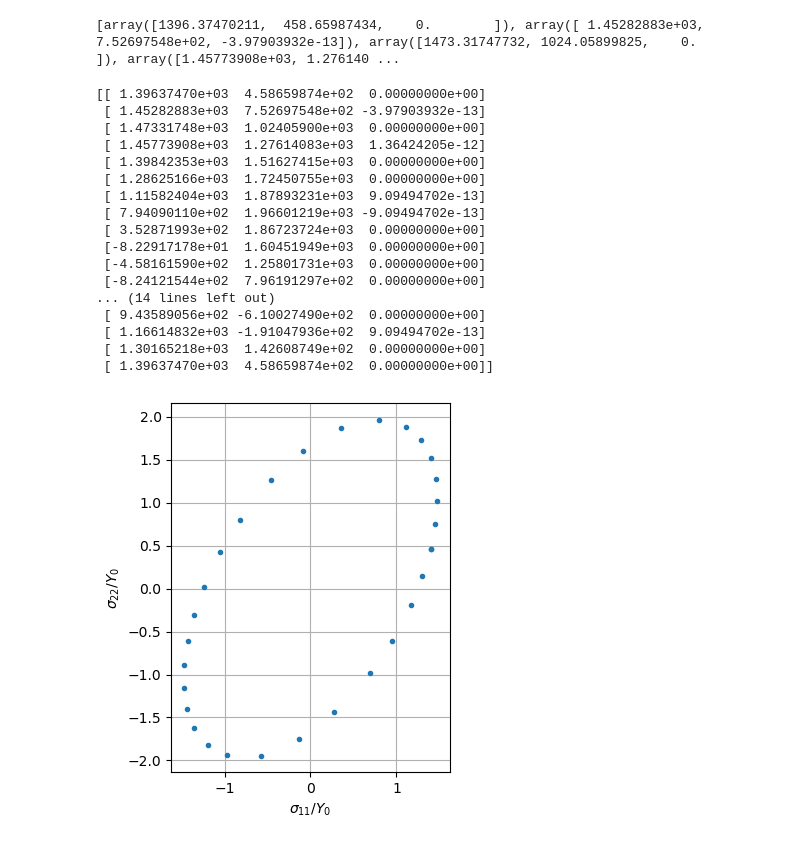
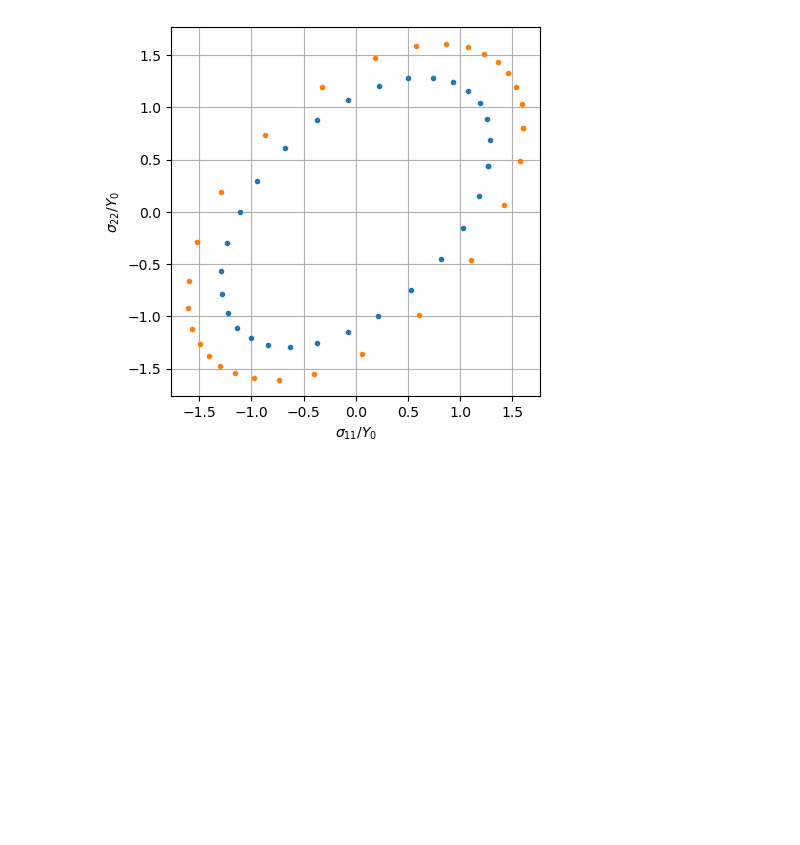
Before and after one commit to brianphung/matmodlab2, a Jupyter notebook: notebooks/yield_surface_STGPSR.ipynb, the cells around one changed output. Cells and saved outputs as stored; diff of their text form; code cells hidden in the pictures; blank space fills up the shorter version.

```diff
--- a/notebooks/yield_surface_STGPSR.ipynb
+++ b/notebooks/yield_surface_STGPSR.ipynb
@@ -31,8 +32,11 @@ def run_vm(B_in, load_dir, load_mags, frames=100):
 
     return  mps1.df[['S.XX', 'S.YY', 'S.ZZ', 'S.YZ', 'S.XZ', 'S.XY']], mps1
 
-def get_yield_point_princ(df):
-    y = df[df.EQPS > 1e-6].iloc[0]
+def get_yield_point_princ(df, eqps=None):
+    if eqps is None:
+        y = df[df.EQPS > 1e-6].iloc[0]
+    else:
+        y = df[df.EQPS > eqps].iloc[0]
     # Build a stress tensor
     s11 = y['S.XX']
     s22 = y['S.YY']
@@ -41,16 +45,7 @@ def get_yield_point_princ(df):
     s23 = y['S.YZ']
     s12 = y['S.XY']
     stress_yield = np.array( [ [ s11, s12, s13], [ s12, s22, s23 ], [ s13, s23, s33 ] ] )
-    # stress_dev = stress_yield - 1./3.*np.trace(stress_yield)*np.eye(3)
-    # I1 = np.trace(stress_yield)
-    # J2 = 1/2*np.tensordot(stress_dev, stress_dev)
-    # J3 = np.einsum('ij,jk,ki', stress_dev, stress_dev, stress_dev)/3.
-    # r = np.sqrt(2.*J2)
-    # theta_s = np.arcsin( J3/2. * (3./J2)**(3./2.) )/3.
-    # z = I1/np.sqrt(3)
-    # eigval = np.linalg.eigvals(stress_yield)
 
-    #print('dev', 'yield', stress_dev, stress_yield)
     return np.array([s11, s22, s33])
 
 def draw_principal_axes(ax, length_of_axes=2.5, scale=100):
@@ -105,14 +100,20 @@ for deg in np.linspace(0,2*np.pi,30):
     angle_pairs.append([x,y])
 #print(angle_pairs)
 pstress = []
+phardstress = []
 for angs in angle_pairs:
     #B = array([ [ 1, 0, 0], [0, 1, 0 ], [ 0, 0, 1 ] ])
-    B = array( [ [ -0.225, 0.39, 0.23], [-0.093, 0.41, 0.075], [ -0.258, 0.512, 0.139] ])*5.298
+    #B = array( [ [ -0.225, 0.39, 0.23], [-0.093, 0.41, 0.075], [ -0.258, 0.512, 0.139] ])*5.298
+    def B(eqps):
+        B_in = 1/(1+500*eqps)*array([ [ .9, 0, 0], [0, .9, 0 ], [ 0, 0, .9 ] ])
+        return B_in
     stress, mps = run_model(B, 'EESSSS', (angs[0], angs[1], 0, 0 ,0,0))
     #print(stress)
     #mps.plot('E.XX', 'S.XX')
     prin_stress = get_yield_point_princ(stress)
     pstress.append(prin_stress)
+    prin_stress_hard = get_yield_point_princ(stress, eqps=2.631578947368420907e-02)
+    phardstress.append(prin_stress_hard)
 # for angs in angle_pairs:
 #     B = array([ [ 1, 0, 0], [0, 1, 0 ], [ 0, 0, 1 ] ])
 #     stress, mps = run_model(B, 'SSSSSS', (0, angs[0], 0, 0,angs[1],0))
@@ -128,9 +129,7 @@ for angs in angle_pairs:
 #     prin_stress = get_yield_point_princ(stress)
 #     pstress.append(prin_stress)
 
-print(pstress)
+#print(pstress)
-# %% [output]
-[array([1396.37470211,  458.65987434,    0.        ]), array([ 1.45282883e+03,  7.52697548e+02, -3.97903932e-13]), array([1473.31747732, 1024.05899825,    0.        ]), array([1.45773908e+03, 1.276140 ...
 # %%
 rot = np.array([[-0.78867513,  0.21132487,  0.57735027],
        [ 0.21132487, -0.78867513,  0.57735027],
@@ -144,29 +143,13 @@ for eh in pstress:
     s2.append(vec[1])
 # %%
 pstress = np.array(pstress)
-print(pstress)
+phardstress = np.array(phardstress)
 plt.plot(pstress[:,0]/1e3, pstress[:,1]/1e3, '.')
+plt.plot(phardstress[:,0]/1e3, phardstress[:,1]/1e3, '.')
 plt.xlabel('$\sigma_{11}/Y_0$')
 plt.ylabel('$\sigma_{22}/Y_0$')
 plt.grid()
 ax = plt.gca()
 ax.set_aspect('equal', adjustable='box')
 # %% [output]
-[[ 1.39637470e+03  4.58659874e+02  0.00000000e+00]
- [ 1.45282883e+03  7.52697548e+02 -3.97903932e-13]
- [ 1.47331748e+03  1.02405900e+03  0.00000000e+00]
- [ 1.45773908e+03  1.27614083e+03  1.36424205e-12]
- [ 1.39842353e+03  1.51627415e+03  0.00000000e+00]
- [ 1.28625166e+03  1.72450755e+03  0.00000000e+00]
- [ 1.11582404e+03  1.87893231e+03  9.09494702e-13]
- [ 7.94090110e+02  1.96601219e+03 -9.09494702e-13]
- [ 3.52871993e+02  1.86723724e+03  0.00000000e+00]
- [-8.22917178e+01  1.60451949e+03  0.00000000e+00]
- [-4.58161590e+02  1.25801731e+03  0.00000000e+00]
- [-8.24121544e+02  7.96191297e+02  0.00000000e+00]
-... (14 lines left out)
- [ 9.43589056e+02 -6.10027490e+02  0.00000000e+00]
- [ 1.16614832e+03 -1.91047936e+02  9.09494702e-13]
- [ 1.30165218e+03  1.42608749e+02  0.00000000e+00]
- [ 1.39637470e+03  4.58659874e+02  0.00000000e+00]]
-[figure, old version]
+[figure, new version]
```
Also changed, not shown: parts of 2 cells of this notebook, 9 other files.
